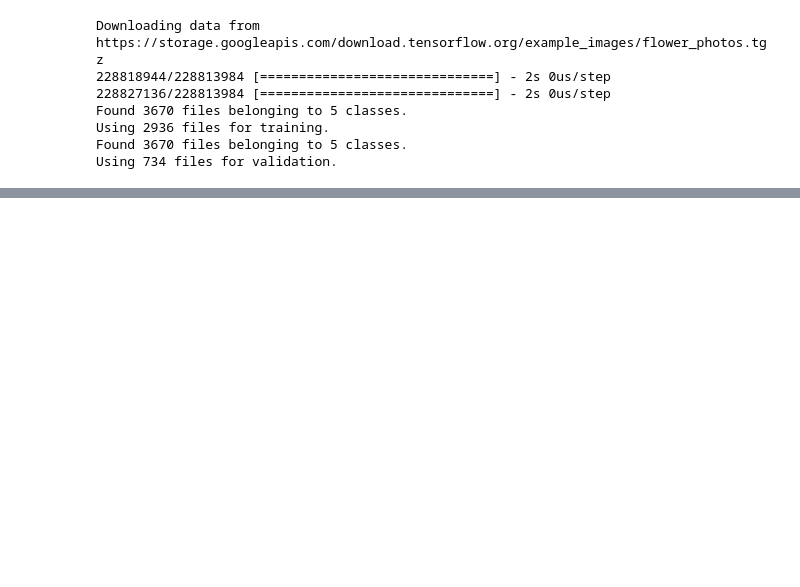
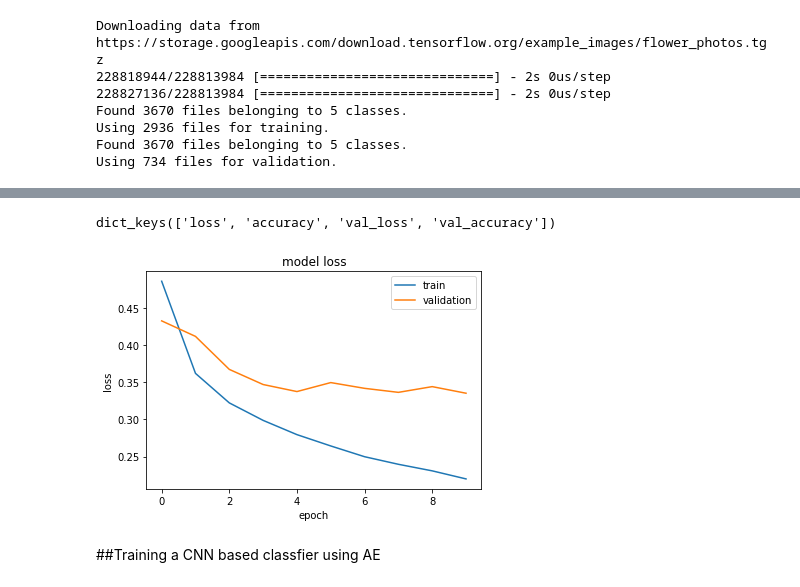
Before and after one commit to JARACH-209/Deep_Learning, a Jupyter notebook: Stacked_Autoencoder.ipynb, the cells around one changed output, grey strips where cells are left out. Drawn from its saved outputs; the diff is of its cells as text; code cells hidden in the pictures; blank space fills up the shorter version.

```diff
--- a/Stacked_Autoencoder.ipynb
+++ b/Stacked_Autoencoder.ipynb
@@ -220,0 +266,19 @@ plot_model(model)
+# %%
+#Using Fashion-Mnist
+img_height = 28
+img_width = 28
+num_classes = 10
+# %%
+model = Sequential([
+#   layers.RandomFlip("horizontal",input_shape=(img_height, img_width, 3)),
+#   layers.RandomRotation(0.1),
+#   layers.RandomZoom(0.1),
+  layers.Flatten(),
+  layers.Dense(128, activation='silu'),
+  layers.Dense(num_classes)
+])
+
+model.compile(optimizer='adam',
+              loss=tf.keras.losses.SparseCategoricalCrossentropy(from_logits=True),
+              metrics=['accuracy'])
+# plot_model(model)
@@ -220,0 +303,4 @@ plot_model(model)
+# %%
+history = model.fit(x_train,y_train,
+                    validation_data=(x_test,y_test),
+                    epochs=10)
@@ -220,0 +328,16 @@ plot_model(model)
+# %%
+#For F-Mnist
+print(history.history.keys())
+
+plt.plot(history.history['loss'])
+plt.plot(history.history['val_loss'])
+plt.title('model loss')
+plt.ylabel('loss')
+plt.xlabel('epoch')
+plt.legend(['train', 'validation'], loc='upper right')
+plt.show()
+# %% [output]
+dict_keys(['loss', 'accuracy', 'val_loss', 'val_accuracy'])
+[figure, added]
+# %% [markdown]
+##Training a CNN based classfier using AE
```
Also changed, not shown: parts of 25 cells of this notebook.
